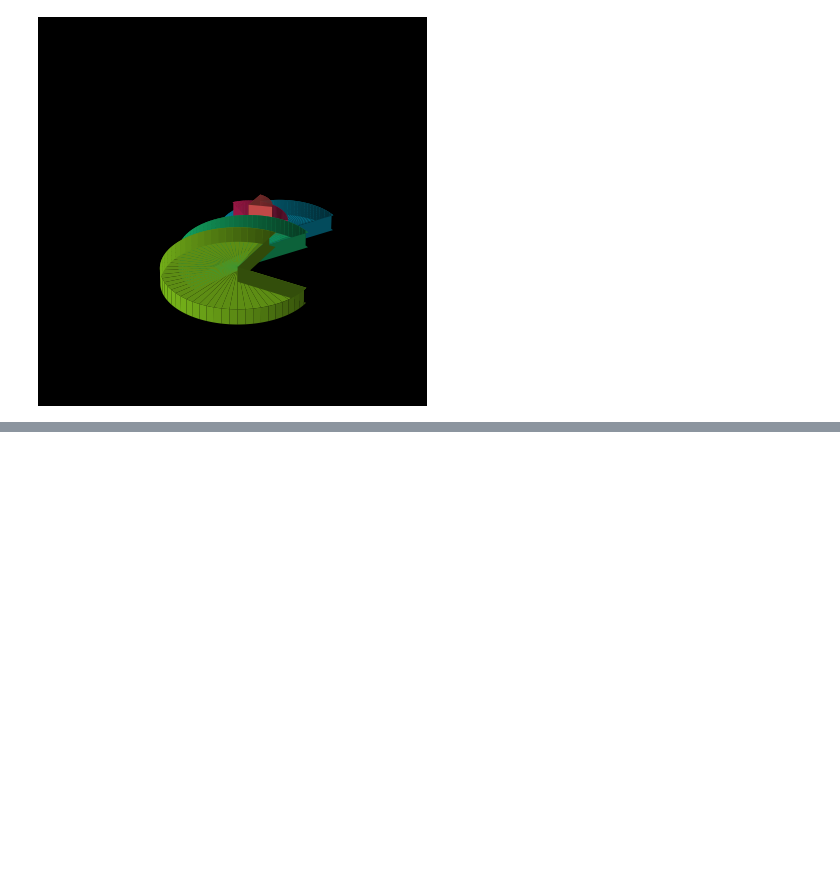
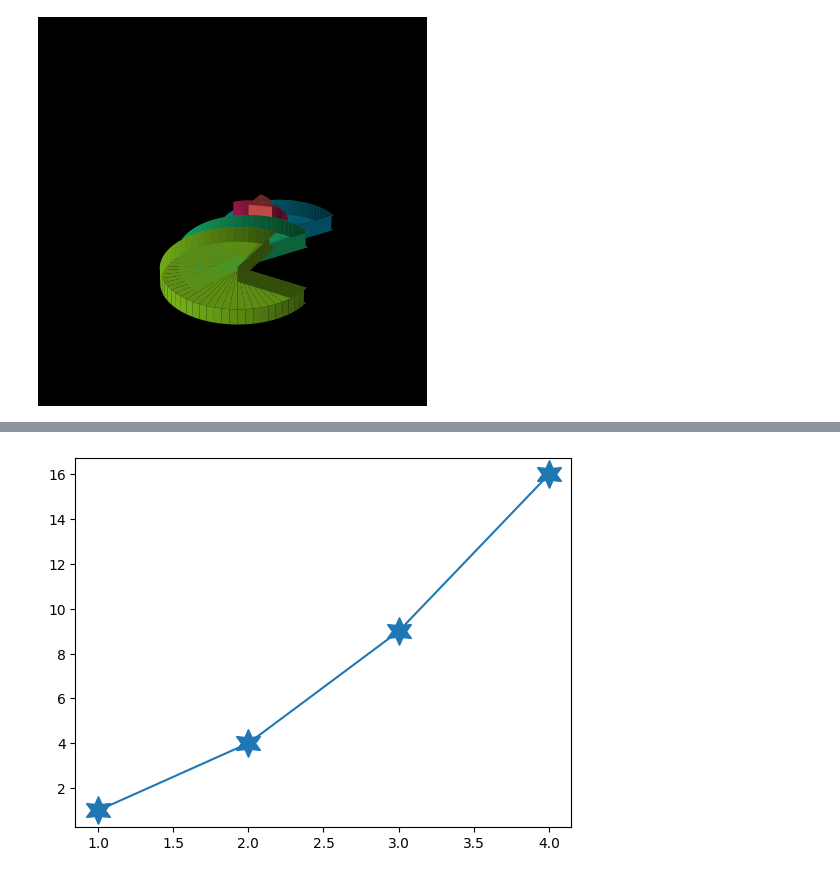
Before and after one commit to fischettijw/Abigail_ScienceFair_2024-25_082224, a Jupyter notebook: sandbox/AM - PM.ipynb, the cells around one changed output, grey strips where cells are left out. Drawn from its saved outputs; the diff is of its cells as text; code cells hidden in the pictures; blank space fills up the shorter version.

```diff
--- a/sandbox/AM - PM.ipynb
+++ b/sandbox/AM - PM.ipynb
@@ -372,0 +444,14 @@ plt.show()
+# %%
+import matplotlib.pyplot as plt
+
+x = [1, 2, 3, 4]
+y = [1, 4, 9, 16]
+
+# (numsides, )
+# plt.plot(x, y, marker=(6, 0, 0), markersize=20)
+plt.plot(x, y, marker=(6, 1, 0), markersize=20)
+# plt.plot(x, y, marker=(6, 2, 0), markersize=20)
+
+plt.show()
+# %% [output]
+[figure, added]
```
Also changed, not shown: parts of 3 cells of this notebook, 4 other files.
